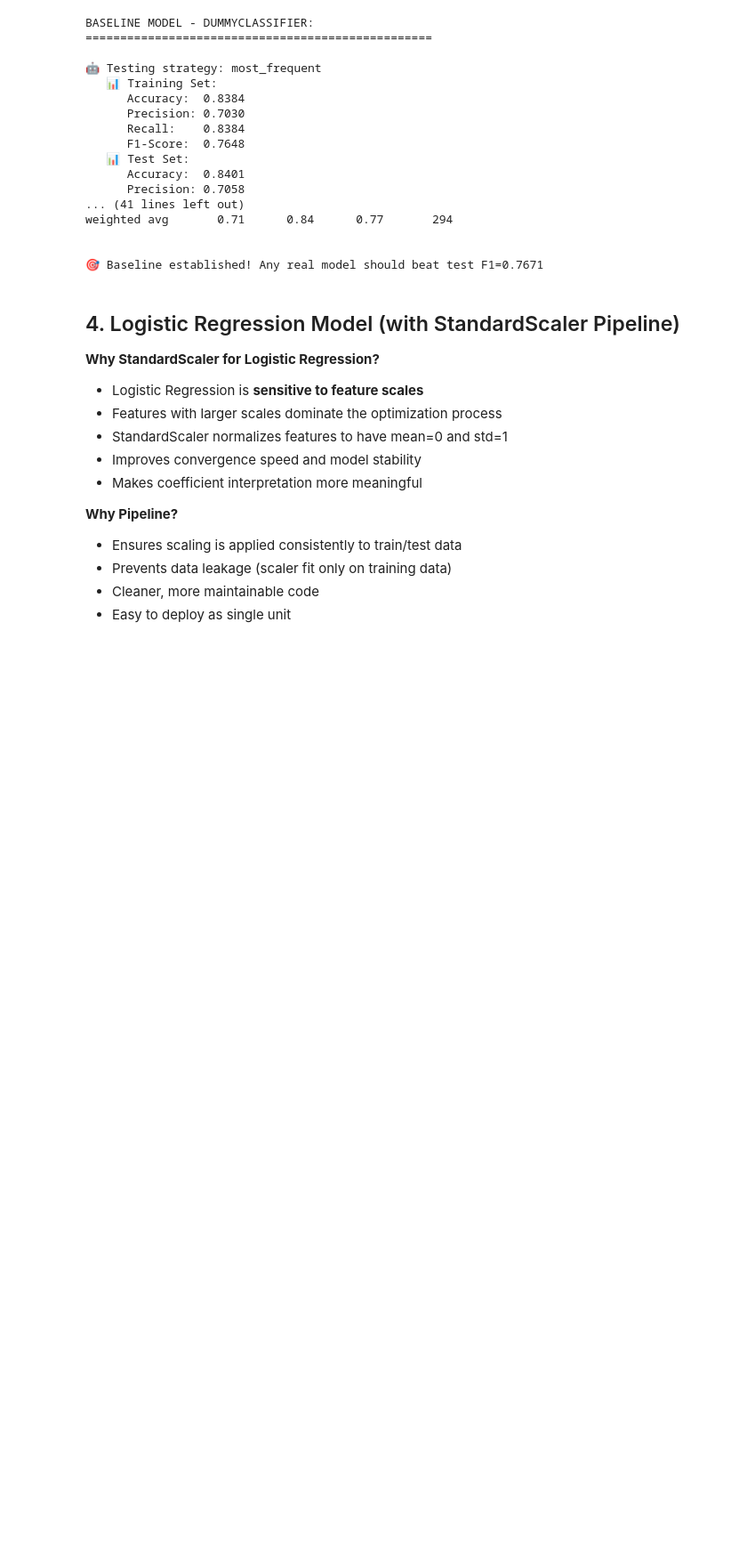
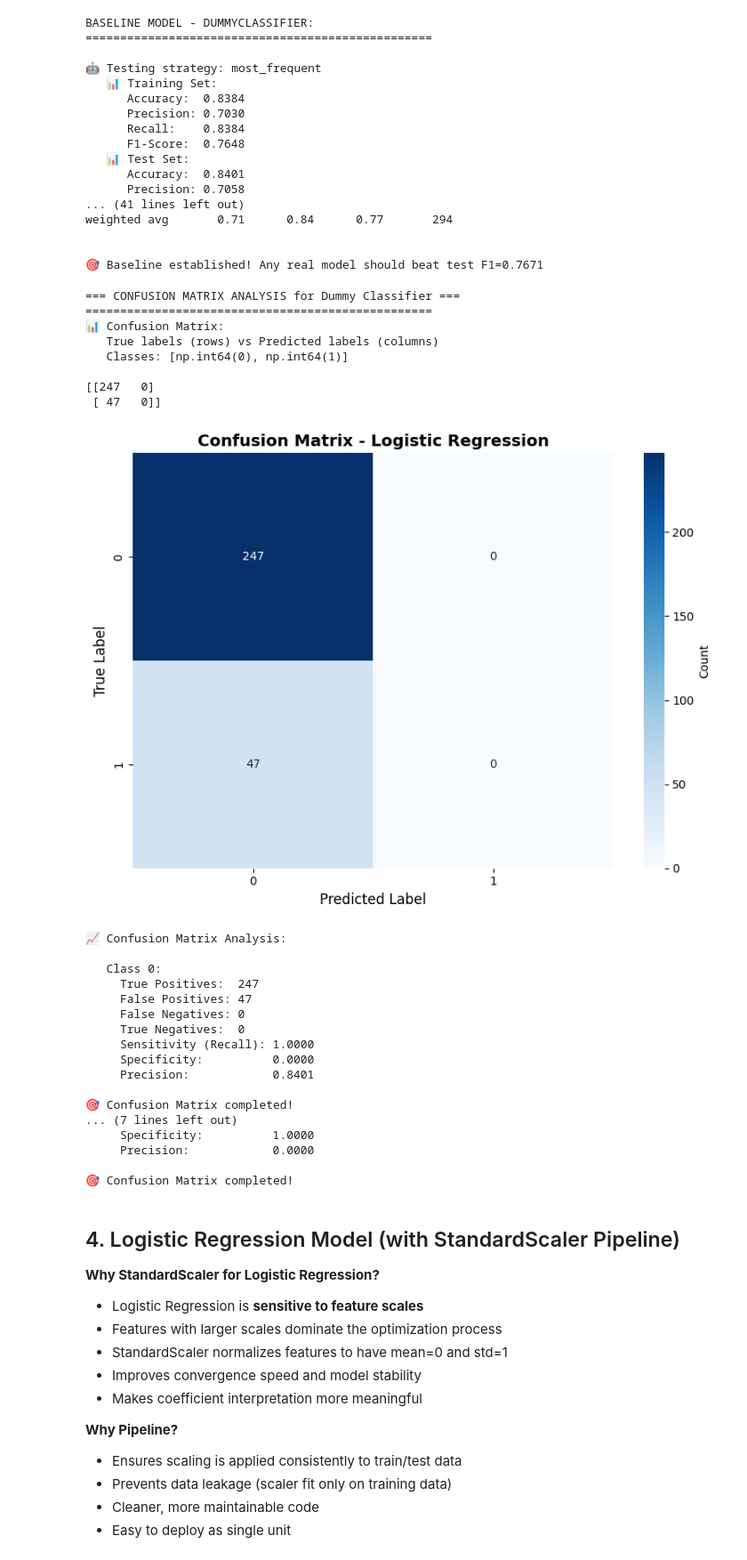
Before and after one commit to XavierCoulon/OC_P4_ESN_TechNova_Partners, a Jupyter notebook: notebooks/modeling/03_model_training_and_evaluation copy.ipynb, the cells around one changed output. Shown at 89% size. Saved outputs shown, nothing was run; the diff lists cells and outputs as text; code cells hidden in the pictures; blank space fills up the shorter version.

```diff
--- a/notebooks/modeling/03_model_training_and_evaluation.ipynb
+++ b/notebooks/modeling/03_model_training_and_evaluation copy.ipynb
@@ -335,6 +335,35 @@ weighted avg       0.71      0.84      0.77       294
 
 
 🎯 Baseline established! Any real model should beat test F1=0.7671
+# %%
+confusion_matrix_analysis(y_test, y_pred_best, model_name="Dummy Classifier")
+# %% [output]
+=== CONFUSION MATRIX ANALYSIS for Dummy Classifier ===
+==================================================
+📊 Confusion Matrix:
+   True labels (rows) vs Predicted labels (columns)
+   Classes: [np.int64(0), np.int64(1)]
+
+[[247   0]
+ [ 47   0]]
+[figure, added]
+📈 Confusion Matrix Analysis:
+
+   Class 0:
+     True Positives:  247
+     False Positives: 47
+     False Negatives: 0
+     True Negatives:  0
+     Sensitivity (Recall): 1.0000
+     Specificity:          0.0000
+     Precision:            0.8401
+
+🎯 Confusion Matrix completed!
+... (7 lines left out)
+     Specificity:          1.0000
+     Precision:            0.0000
+
+🎯 Confusion Matrix completed!
 # %% [markdown]
 ## 4. Logistic Regression Model (with StandardScaler Pipeline)
 
```
Also changed, not shown: parts of 1 cell of this notebook, 3 other files.
